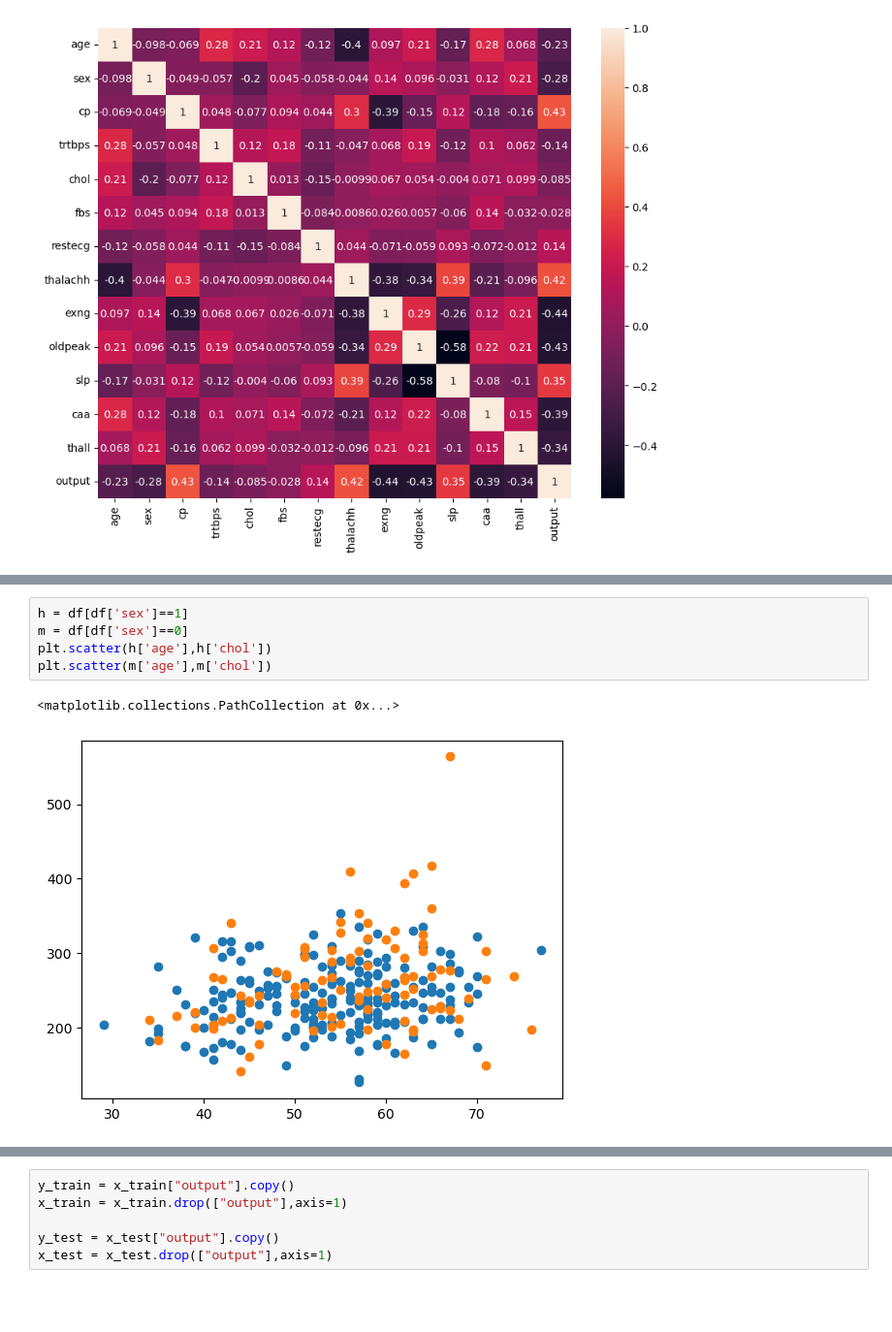
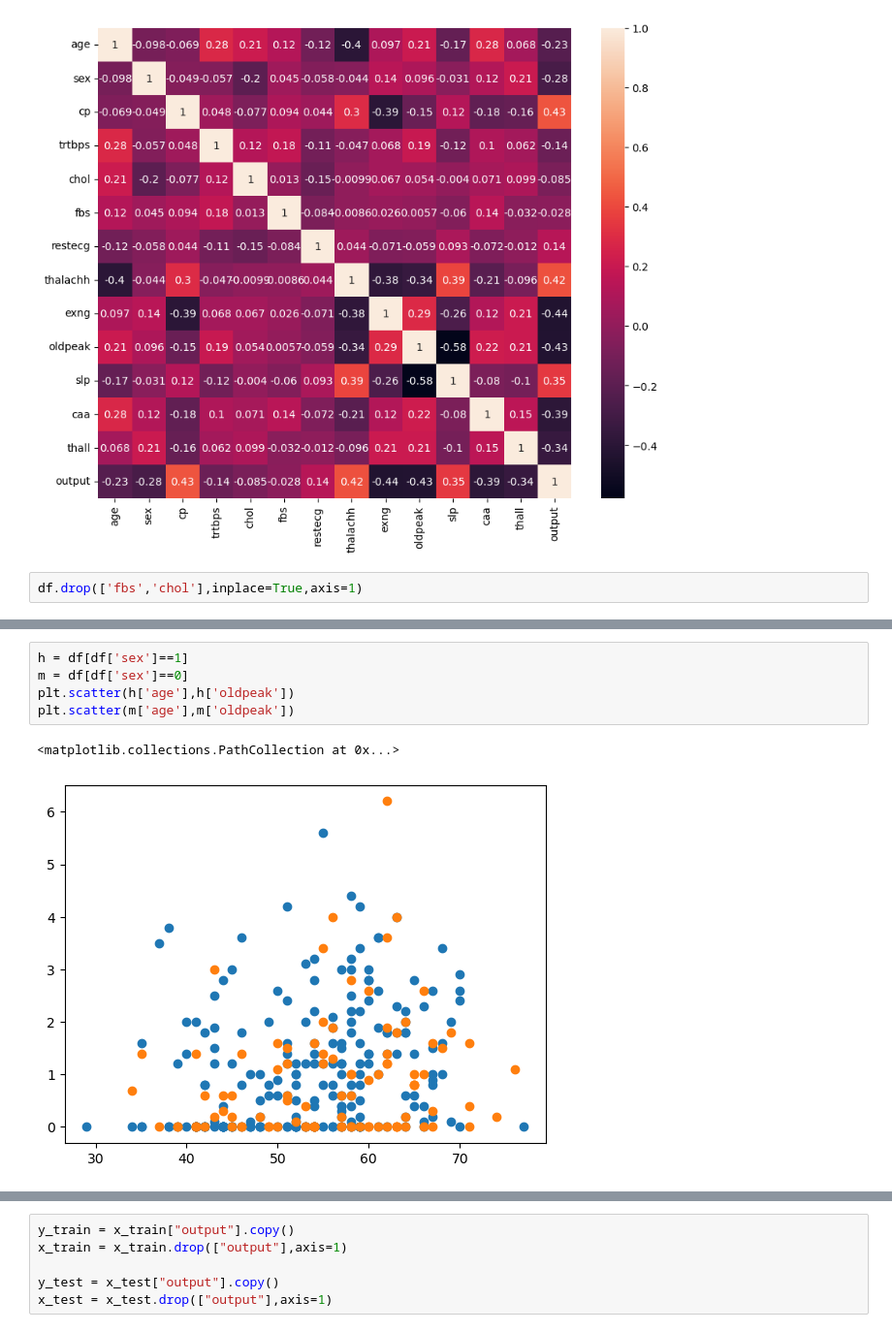
Before and after one commit to diegoguizanlopez/BigDataEIa, a Jupyter notebook: IA/Sistemas_Aprendizaje_Automatico/2-Trimestre/Regresion_Multivariable/Ataque_Corazón/ataque_corazon_prediccion.ipynb, the cells around one changed output, grey strips where cells are left out. Shown at 97% size. Saved outputs shown, nothing was run; the diff lists cells and outputs as text; blank space fills up the shorter version.

Commit message:
Plots

```diff
--- a/IA/Sistemas_Aprendizaje_Automatico/2-Trimestre/Regresion_Multivariable/Ataque_Corazón/ataque_corazon_prediccion.ipynb
+++ b/IA/Sistemas_Aprendizaje_Automatico/2-Trimestre/Regresion_Multivariable/Ataque_Corazón/ataque_corazon_prediccion.ipynb
@@ -45,3 +49,5 @@ sns.heatmap(df.corr(),annot=True)
 # %% [output]
 <Axes: >
 [figure]
+# %%
+df.drop(['fbs','chol'],inplace=True,axis=1)
@@ -48,8 +63,8 @@ sns.heatmap(df.corr(),annot=True)
 # %%
 h = df[df['sex']==1]
 m = df[df['sex']==0]
-plt.scatter(h['age'],h['chol'])
-plt.scatter(m['age'],m['chol'])
+plt.scatter(h['age'],h['oldpeak'])
+plt.scatter(m['age'],m['oldpeak'])
 # %% [output]
 <matplotlib.collections.PathCollection at 0x...>
-[figure, old version]
+[figure, new version]
```
Also changed, not shown: parts of 22 cells of this notebook, 7 other files.
